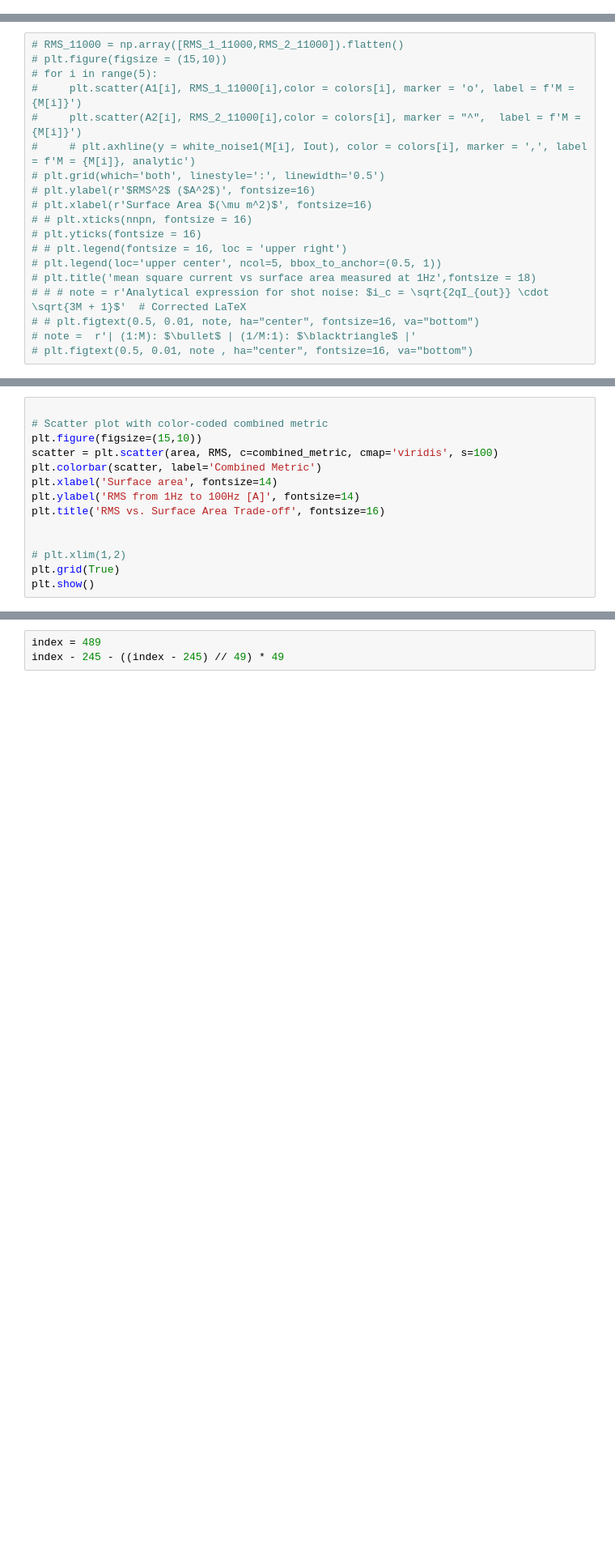
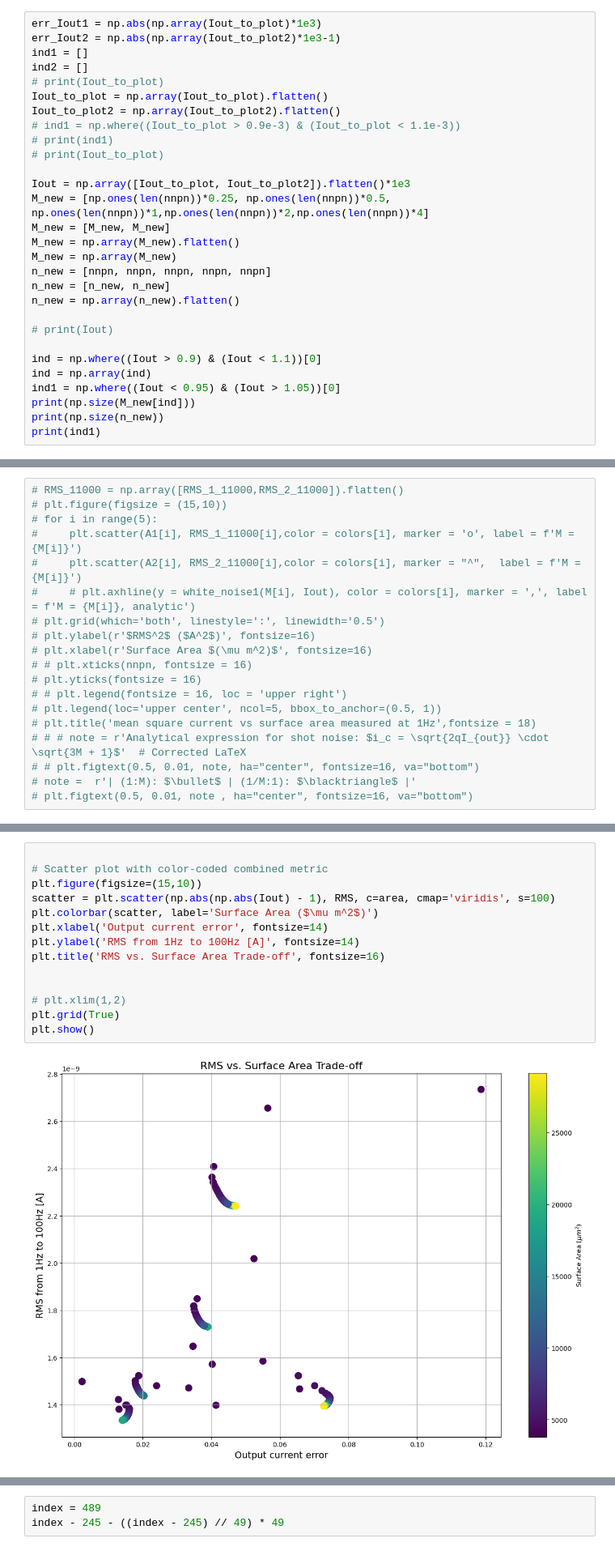
Before and after one commit to BaoTON1701/DAC_rationale-, a Jupyter notebook: ST_plot.ipynb, the cells around one changed output, grey strips where cells are left out. Shown at 81% size. Saved outputs shown, nothing was run; the diff lists cells and outputs as text; blank space fills up the shorter version.

```diff
--- a/ST_plot.ipynb
+++ b/ST_plot.ipynb
@@ -459,0 +468,29 @@ Text(0.5, 0.01, '| (1:M): straigh line | (1/M:1): dashed line |')
+# %%
+err_Iout1 = np.abs(np.array(Iout_to_plot)*1e3)
+err_Iout2 = np.abs(np.array(Iout_to_plot2)*1e3-1)
+ind1 = []
+ind2 = []
+# print(Iout_to_plot)
+Iout_to_plot = np.array(Iout_to_plot).flatten()
+Iout_to_plot2 = np.array(Iout_to_plot2).flatten()
+# ind1 = np.where((Iout_to_plot > 0.9e-3) & (Iout_to_plot < 1.1e-3))
+# print(ind1)
+# print(Iout_to_plot)
+
+Iout = np.array([Iout_to_plot, Iout_to_plot2]).flatten()*1e3
+M_new = [np.ones(len(nnpn))*0.25, np.ones(len(nnpn))*0.5, np.ones(len(nnpn))*1,np.ones(len(nnpn))*2,np.ones(len(nnpn))*4]
+M_new = [M_new, M_new]
+M_new = np.array(M_new).flatten()
+M_new = np.array(M_new)
+n_new = [nnpn, nnpn, nnpn, nnpn, nnpn]
+n_new = [n_new, n_new]
+n_new = np.array(n_new).flatten()
+
+# print(Iout)
+
+ind = np.where((Iout > 0.9) & (Iout < 1.1))[0]
+ind = np.array(ind)
+ind1 = np.where((Iout < 0.95) & (Iout > 1.05))[0]
+print(np.size(M_new[ind]))
+print(np.size(n_new))
+print(ind1)
@@ -910,14 +1011,16 @@ for i in range(len(ranked_metric)):
 # %%
 
 # Scatter plot with color-coded combined metric
 plt.figure(figsize=(15,10))
-scatter = plt.scatter(area, RMS, c=combined_metric, cmap='viridis', s=100)
-plt.colorbar(scatter, label='Combined Metric')
-plt.xlabel('Surface area', fontsize=14)
+scatter = plt.scatter(np.abs(np.abs(Iout) - 1), RMS, c=area, cmap='viridis', s=100)
+plt.colorbar(scatter, label='Surface Area ($\mu m^2$)')
+plt.xlabel('Output current error', fontsize=14)
 plt.ylabel('RMS from 1Hz to 100Hz [A]', fontsize=14)
 plt.title('RMS vs. Surface Area Trade-off', fontsize=16)
 
 
 # plt.xlim(1,2)
 plt.grid(True)
 plt.show()
+# %% [output]
+[figure, added]
```
Also changed, not shown: parts of 14 cells of this notebook.
